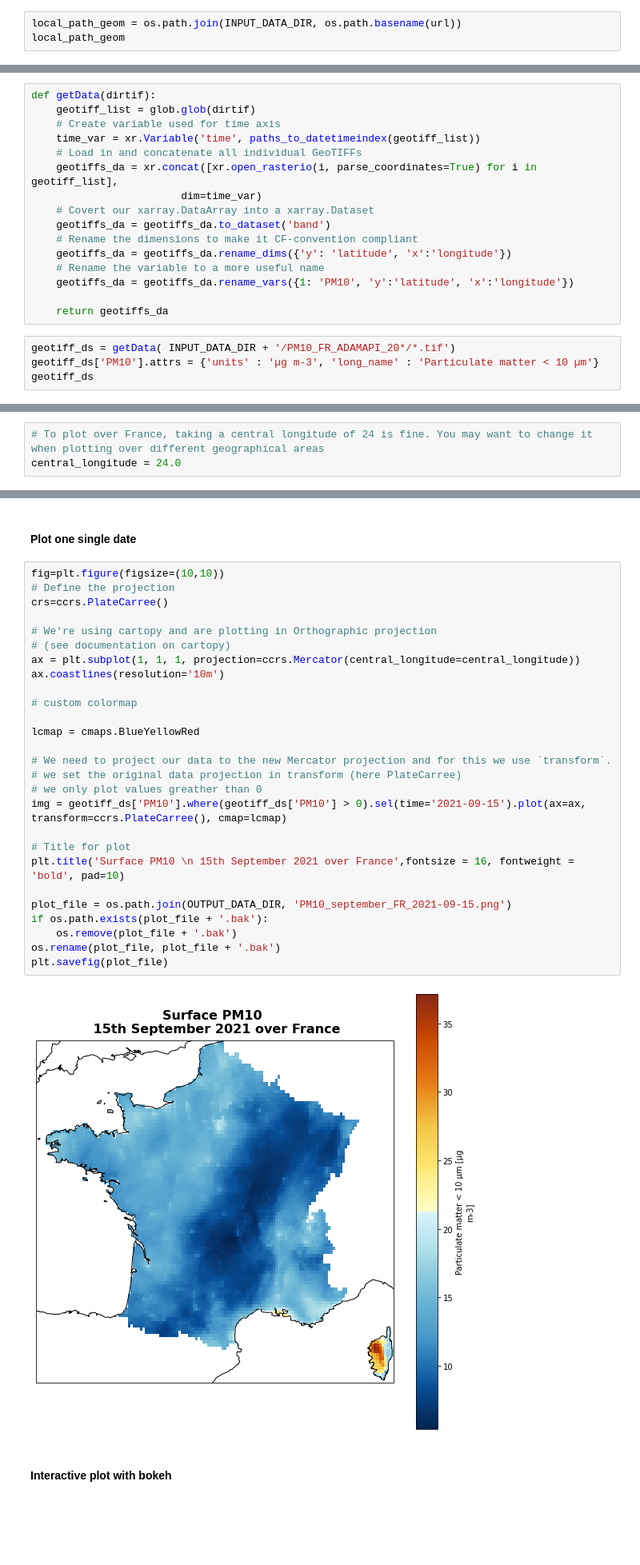
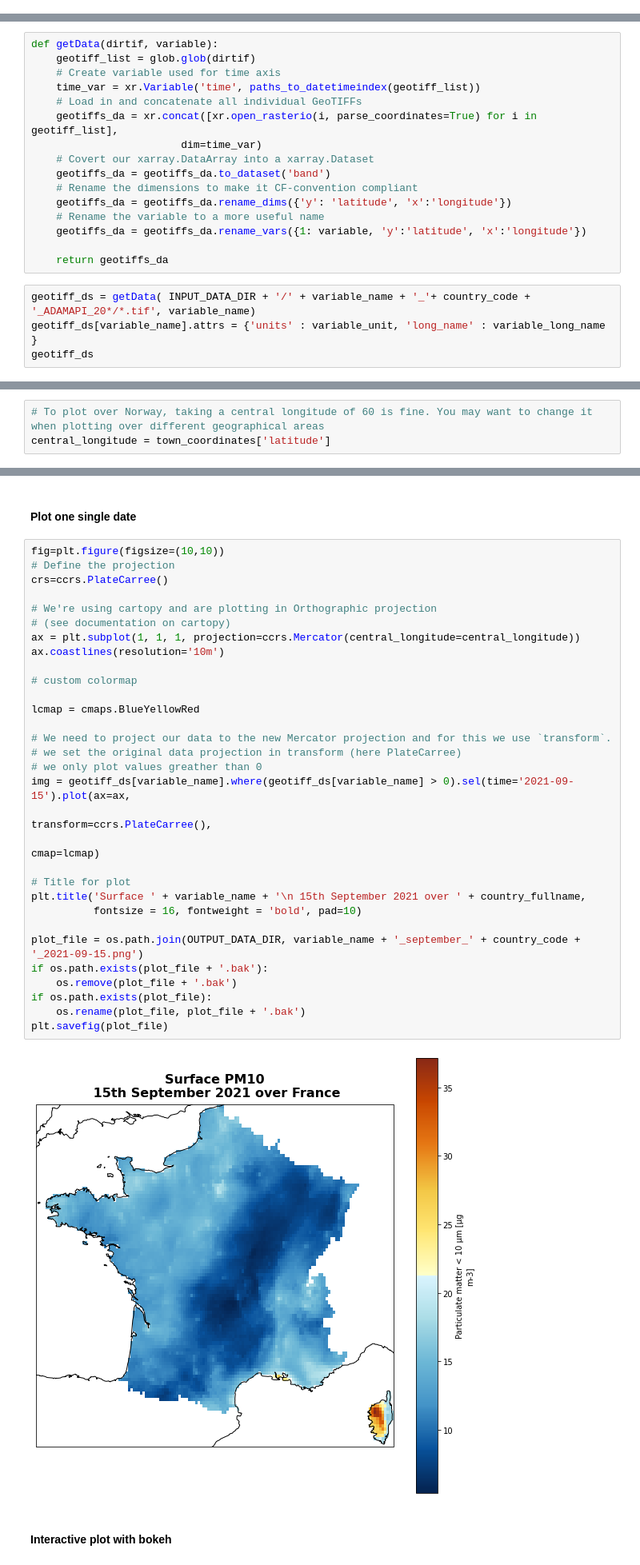
Before and after one commit to NordicESMhub/RELIANCE, a Jupyter notebook: content/demo-eosc-future/RELIANCE_France.ipynb, the cells around one changed output, grey strips where cells are left out. Shown at 80% size. Cells and saved outputs as stored; diff of their text form; blank space fills up the shorter version.

Commit message:
Run same notebook over different regions

```diff
--- a/content/demo-eosc-future/RELIANCE_France.ipynb
+++ b/content/demo-eosc-future/RELIANCE_France.ipynb
@@ -183,3 +292,0 @@ url = 'https://raw.githubusercontent.com/mledoze/countries/master/data/fra.geo.j
-# %%
-local_path_geom = os.path.join(INPUT_DATA_DIR, os.path.basename(url))
-local_path_geom
@@ -327,7 +429,7 @@ from datetime import datetime
 def paths_to_datetimeindex(paths):
     return  [datetime.strptime(date.split('_')[-1].split('.')[0], '%Y-%m-%dt%f') for date in paths]
 # %%
-def getData(dirtif):
+def getData(dirtif, variable):
     geotiff_list = glob.glob(dirtif)
     # Create variable used for time axis
     time_var = xr.Variable('time', paths_to_datetimeindex(geotiff_list))
@@ -339,12 +441,12 @@ def getData(dirtif):
     # Rename the dimensions to make it CF-convention compliant
     geotiffs_da = geotiffs_da.rename_dims({'y': 'latitude', 'x':'longitude'})
     # Rename the variable to a more useful name
-    geotiffs_da = geotiffs_da.rename_vars({1: 'PM10', 'y':'latitude', 'x':'longitude'})
+    geotiffs_da = geotiffs_da.rename_vars({1: variable, 'y':'latitude', 'x':'longitude'})
 
     return geotiffs_da
 # %%
-geotiff_ds = getData( INPUT_DATA_DIR + '/PM10_FR_ADAMAPI_20*/*.tif')
-geotiff_ds['PM10'].attrs = {'units' : 'µg m-3', 'long_name' : 'Particulate matter < 10 µm'}
+geotiff_ds = getData( INPUT_DATA_DIR + '/' + variable_name + '_'+ country_code + '_ADAMAPI_20*/*.tif', variable_name)
+geotiff_ds[variable_name].attrs = {'units' : variable_unit, 'long_name' : variable_long_name }
 geotiff_ds
 # %% [output]
 <xarray.Dataset>
@@ -410,8 +512,8 @@ import cartopy.crs as ccrs
 import matplotlib.pyplot as plt
 import cmaps
 # %%
-# To plot over France, taking a central longitude of 24 is fine. You may want to change it when plotting over different geographical areas
-central_longitude = 24.0
+# To plot over Norway, taking a central longitude of 60 is fine. You may want to change it when plotting over different geographical areas
+central_longitude = town_coordinates['latitude']
 # %%
 # generate figure
 proj_plot = ccrs.Mercator(central_longitude=central_longitude)
@@ -440,32 +545,36 @@ plt.savefig(plot_file)
 # %%
 fig=plt.figure(figsize=(10,10))
 # Define the projection
 crs=ccrs.PlateCarree()
 
 # We're using cartopy and are plotting in Orthographic projection
 # (see documentation on cartopy)
 ax = plt.subplot(1, 1, 1, projection=ccrs.Mercator(central_longitude=central_longitude))
 ax.coastlines(resolution='10m')
 
 # custom colormap
 
 lcmap = cmaps.BlueYellowRed
 
 # We need to project our data to the new Mercator projection and for this we use `transform`.
 # we set the original data projection in transform (here PlateCarree)
 # we only plot values greather than 0
-img = geotiff_ds['PM10'].where(geotiff_ds['PM10'] > 0).sel(time='2021-09-15').plot(ax=ax, transform=ccrs.PlateCarree(), cmap=lcmap)
+img = geotiff_ds[variable_name].where(geotiff_ds[variable_name] > 0).sel(time='2021-09-15').plot(ax=ax,
+                                                                                                 transform=ccrs.PlateCarree(),
+                                                                                                 cmap=lcmap)
 
 # Title for plot
-plt.title('Surface PM10 \n 15th September 2021 over France',fontsize = 16, fontweight = 'bold', pad=10)
+plt.title('Surface ' + variable_name + '\n 15th September 2021 over ' + country_fullname,
+          fontsize = 16, fontweight = 'bold', pad=10)
 
-plot_file = os.path.join(OUTPUT_DATA_DIR, 'PM10_september_FR_2021-09-15.png')
+plot_file = os.path.join(OUTPUT_DATA_DIR, variable_name + '_september_' + country_code + '_2021-09-15.png')
 if os.path.exists(plot_file + '.bak'):
     os.remove(plot_file + '.bak')
-os.rename(plot_file, plot_file + '.bak')
+if os.path.exists(plot_file):
+    os.rename(plot_file, plot_file + '.bak')
 plt.savefig(plot_file)
 # %% [output]
-[figure, old version]
+[figure, new version]
 # %% [markdown]
 #### Interactive plot with bokeh
 # %%
```
Also changed, not shown: parts of 109 cells of this notebook, 3 other files.
